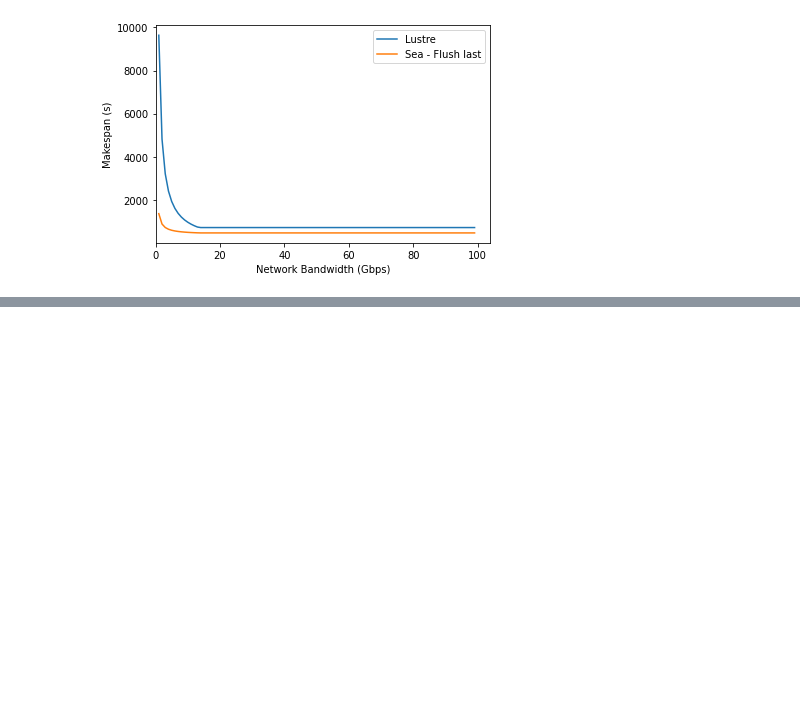
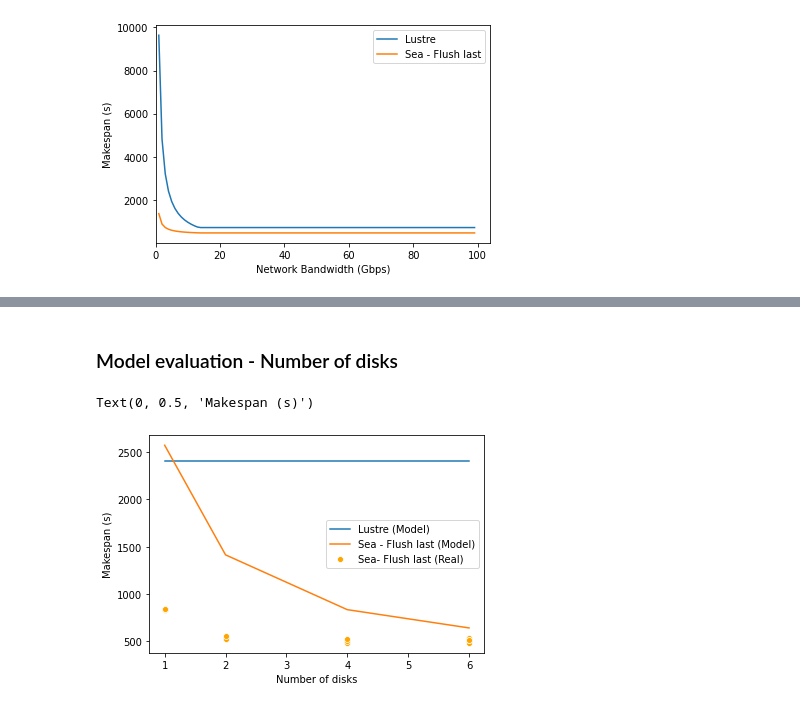
Before and after one commit to big-data-lab-team/Sea, a Jupyter notebook: experiments/incrementation/notebook/performance_model.ipynb, the cells around one changed output, grey strips where cells are left out. Saved outputs shown, nothing was run; the diff lists cells and outputs as text; code cells hidden in the pictures; blank space fills up the shorter version.

```diff
--- a/experiments/incrementation/notebook/performance_model.ipynb
+++ b/experiments/incrementation/notebook/performance_model.ipynb
@@ -175,0 +249,27 @@ plt.xlim(0)
+# %% [markdown]
+### Model evaluation - Number of disks
+# %%
+import pandas as pd
+import seaborn as sns
+import matplotlib.pyplot as plt
+
+nodes = 5
+bw = 4*8
+disks = [1, 2, 4, 6] #range(1, 7)
+
+lustre = [lustre_mksp(num_files, n_iterations, b, nodes, file_size) for d in disks]
+sea = [sea_mksp(num_files, n_iterations, b, nodes, file_size, n_threads, d) for d in disks]
+
+df = pd.read_csv("../results/experiment_disks.out")
+df = df[(df["experiment"].str.contains("mem"))]
+df["disks"] = df["experiment"].apply(lambda name: int(name.split("d_")[0].split("_")[-1]))
+df = df.sort_values(by=['disks'])
+
+sns.lineplot(x=disks, y=lustre, label="Lustre (Model)")
+sns.lineplot(x=disks, y=sea, label="Sea - Flush last (Model)")
+sns.scatterplot(data=df, x="disks", y="runtime", label="Sea- Flush last (Real)", color="orange")
+plt.xlabel("Number of disks")
+plt.ylabel("Makespan (s)")
+# %% [output]
+Text(0, 0.5, 'Makespan (s)')
+[figure, added]
```
Also changed, not shown: parts of 18 cells of this notebook.
